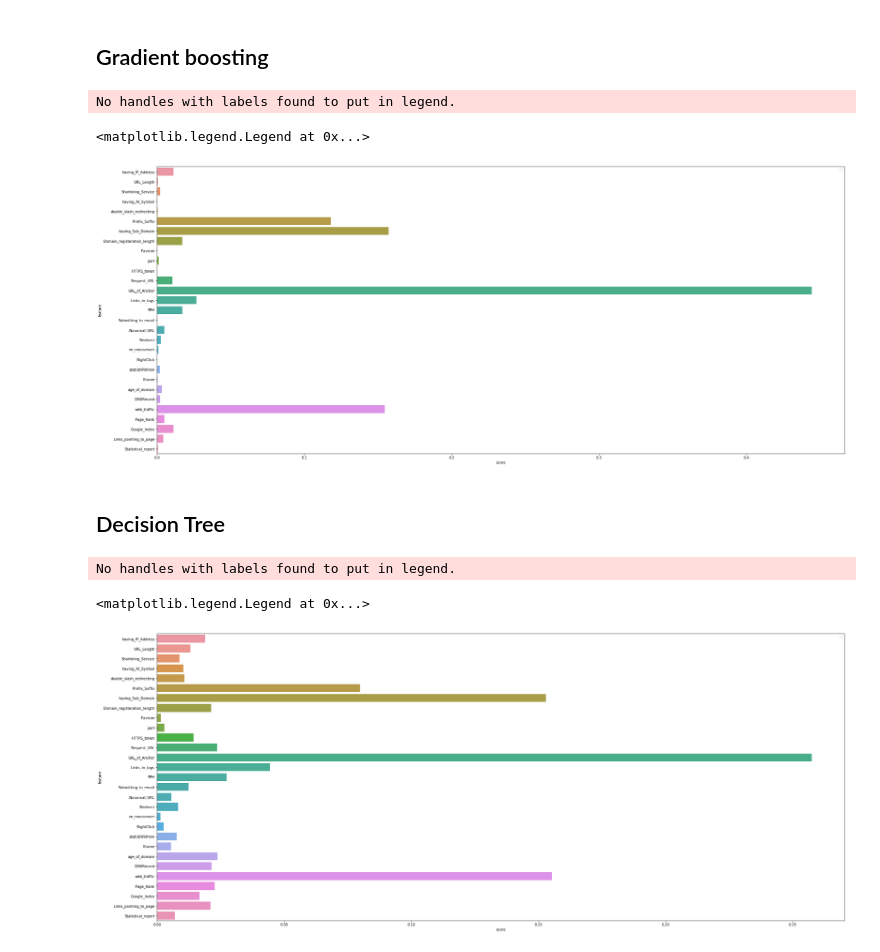
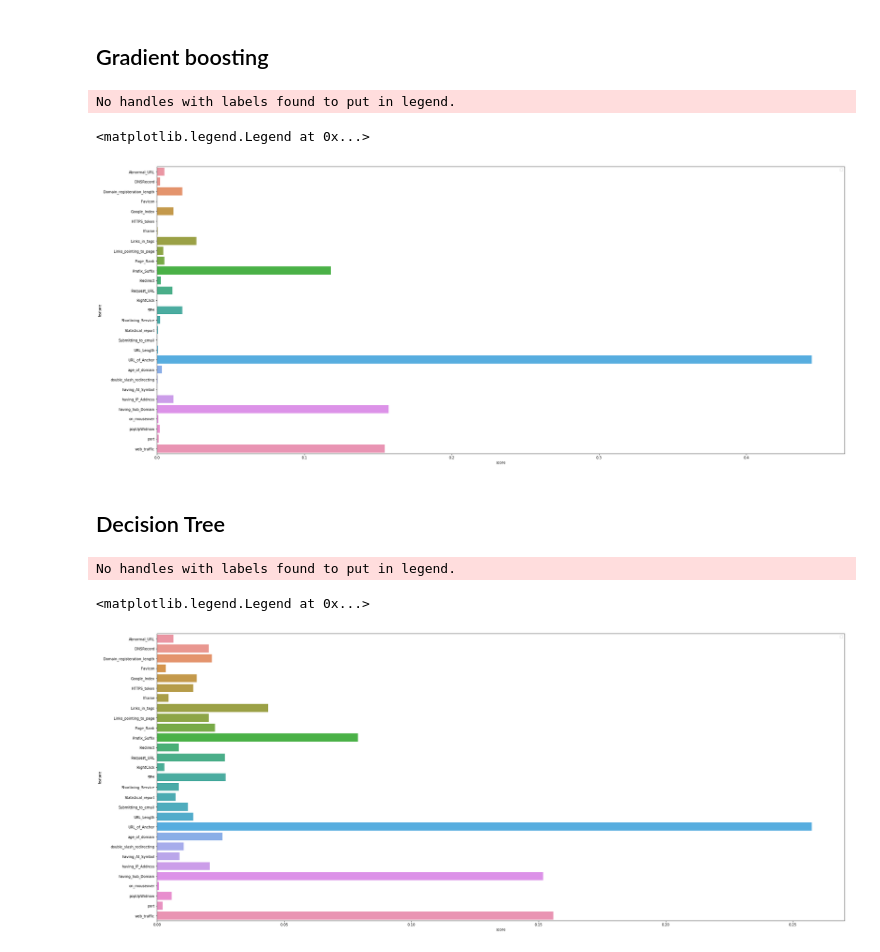
Before and after one commit to toanquachp/phising_ml, a Jupyter notebook: ML_ASM2_Phising.ipynb, the cells around one changed output. Drawn from its saved outputs; the diff is of its cells as text; code cells hidden in the pictures.

```diff
--- a/ML_ASM2_Phising.ipynb
+++ b/ML_ASM2_Phising.ipynb
@@ -245,22 +256,22 @@ No handles with labels found to put in legend.
 # %% [markdown]
 ## Gradient boosting
 # %%
-fi_rand = pd.DataFrame(zip(phising_data.columns, map(lambda x: round(x, 4), clf_grad.feature_importances_)), columns=['feature', 'score'])
+fi_rand = pd.DataFrame(sorted(zip(phising_data.columns, map(lambda x: round(x, 4), clf_grad.feature_importances_))), columns=['feature', 'score'])
 fig, ax = plt.subplots(1, 1, figsize=(35, 15))
 sns.barplot(x='score', y='feature', data=fi_rand, ax=ax)
 ax.legend()
 # %% [output]
 No handles with labels found to put in legend.
 <matplotlib.legend.Legend at 0x...>
-[figure, old version]
+[figure, new version]
 # %% [markdown]
 ## Decision Tree
 # %%
-fi_rand = pd.DataFrame(zip(phising_data.columns, map(lambda x: round(x, 4), clf_tree.feature_importances_)), columns=['feature', 'score'])
+fi_rand = pd.DataFrame(sorted(zip(phising_data.columns, map(lambda x: round(x, 4), clf_tree.feature_importances_))), columns=['feature', 'score'])
 fig, ax = plt.subplots(1, 1, figsize=(35, 15))
 sns.barplot(x='score', y='feature', data=fi_rand, ax=ax)
 ax.legend()
 # %% [output]
 No handles with labels found to put in legend.
 <matplotlib.legend.Legend at 0x...>
-[figure, old version]
+[figure, new version]
```
Also changed, not shown: parts of 3 cells of this notebook.
